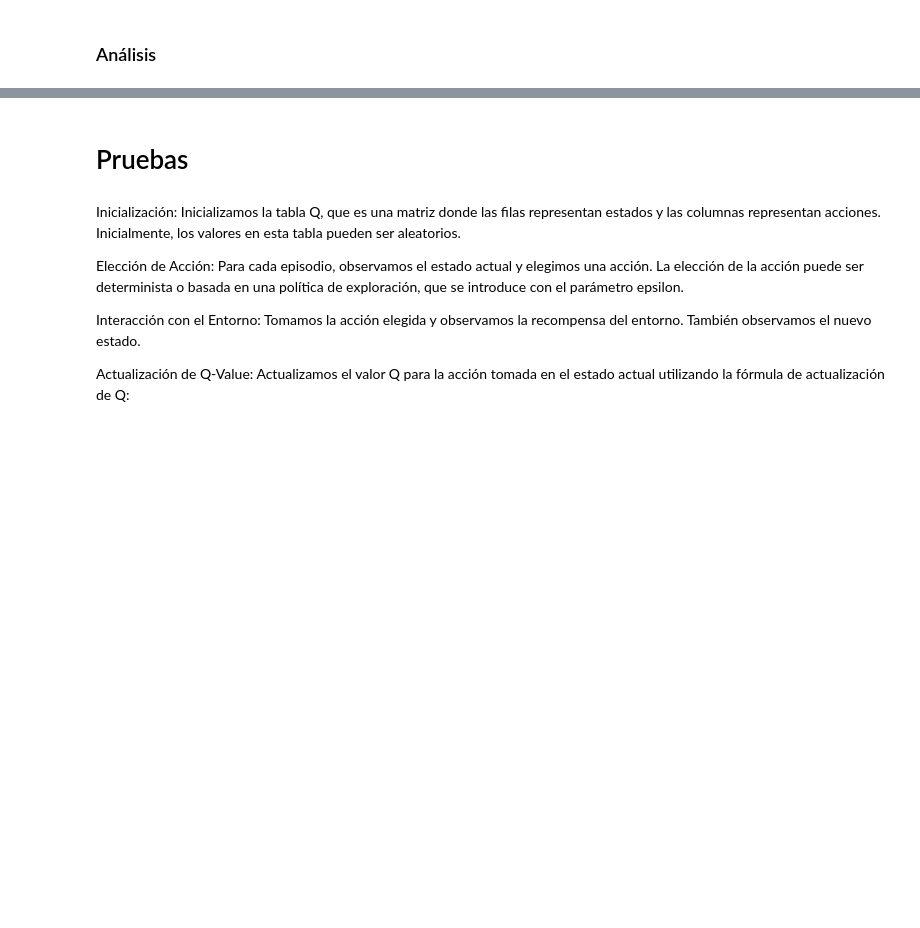
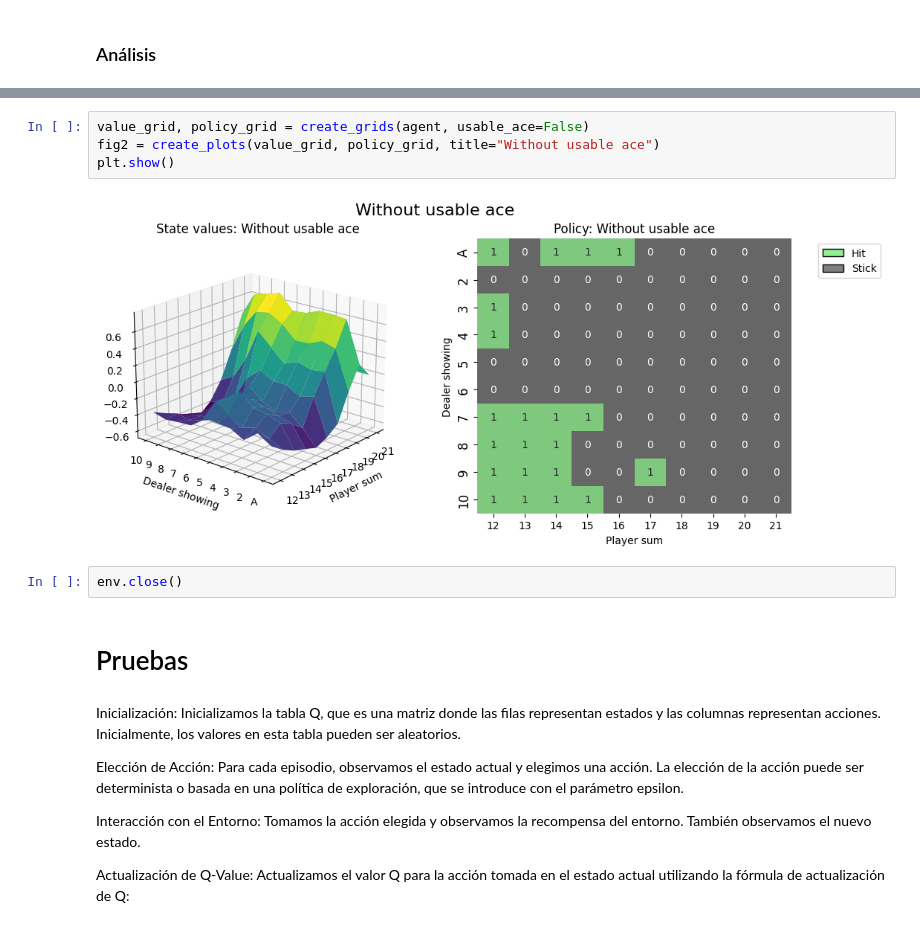
Before and after one commit to GiamoSalerno/Aprendizaje_por_Refuerzo, a Jupyter notebook: Práctica/qlearning.ipynb, the cells around one changed output, grey strips where cells are left out. Cells and saved outputs as stored; diff of their text form; blank space fills up the shorter version.

```diff
--- a/Práctica/qlearning.ipynb
+++ b/Práctica/qlearning.ipynb
@@ -318,3 +314,11 @@ plt.show()
+# %%
+value_grid, policy_grid = create_grids(agent, usable_ace=False)
+fig2 = create_plots(value_grid, policy_grid, title="Without usable ace")
+plt.show()
+# %% [output]
+[figure, added]
+# %%
+env.close()
 # %% [markdown]
 # Pruebas
 # %% [markdown]
```
Also changed, not shown: parts of 6 cells of this notebook, 1 other file.
